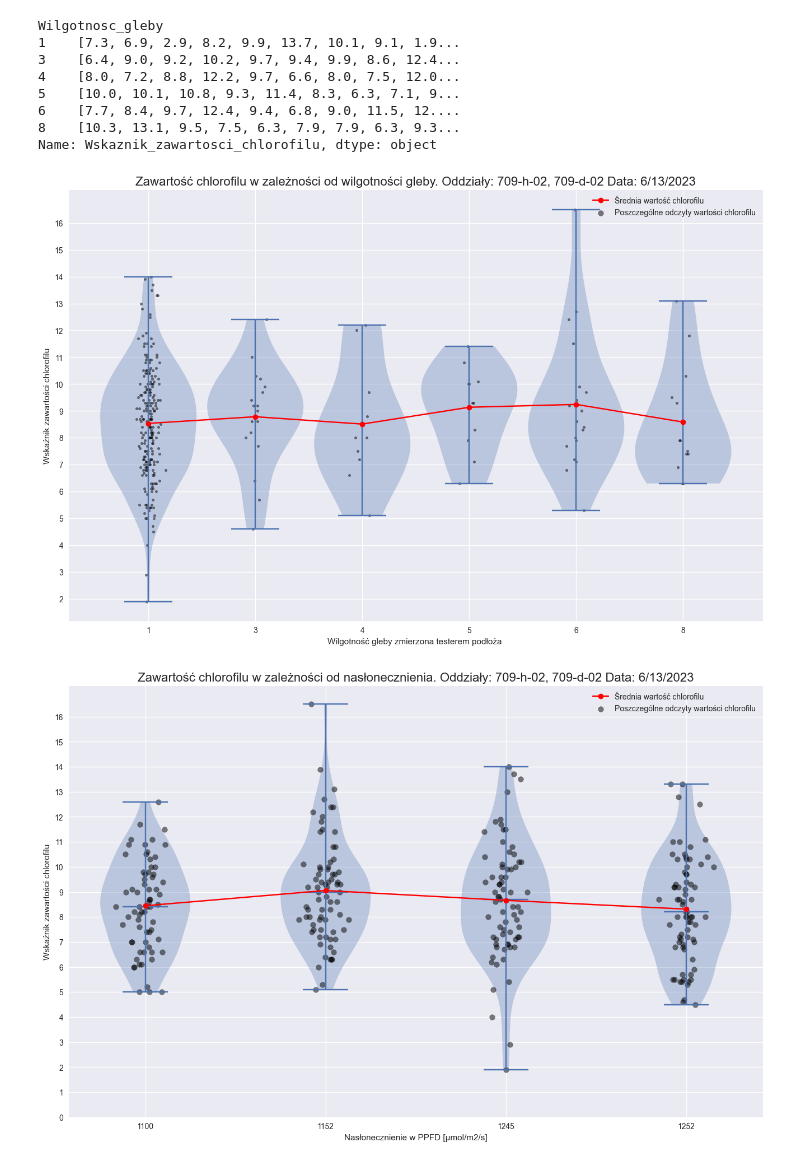
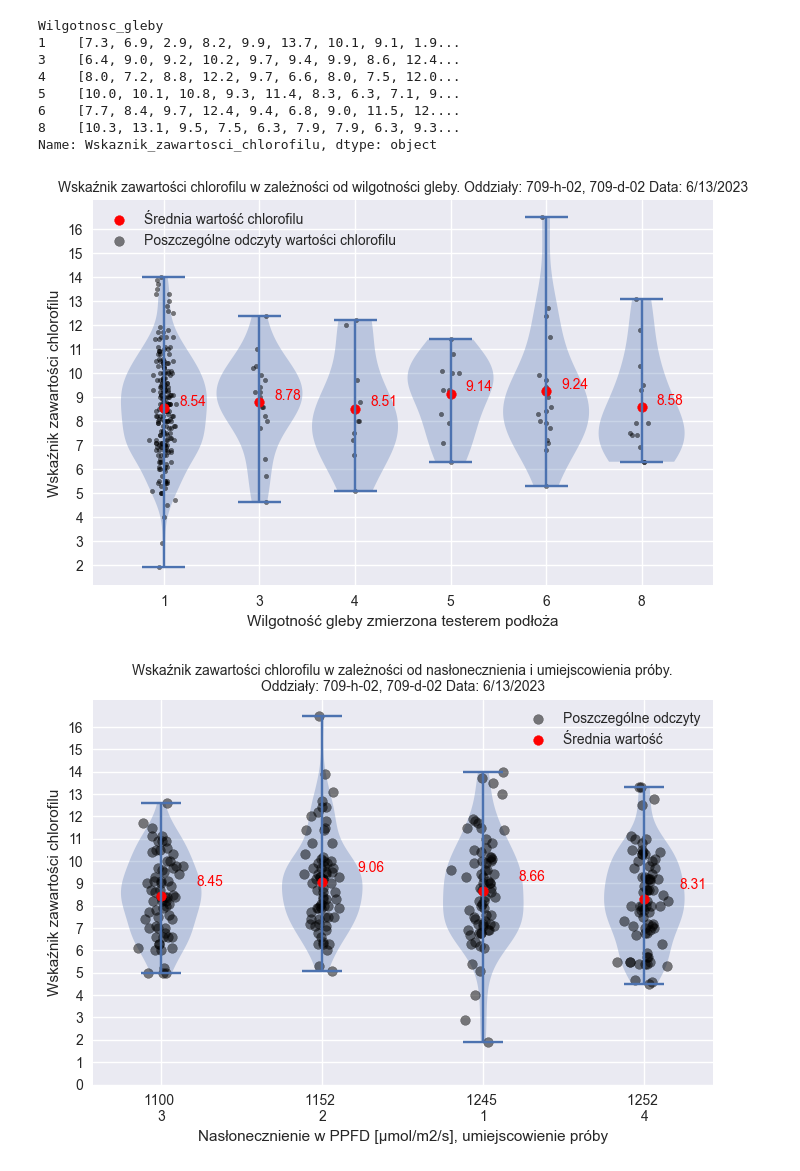
Before and after one commit to Szymon5922/badania-inz1-wykresy, a Jupyter notebook: wykresy-czerwiec.ipynb, the cells around one changed output. Cells and saved outputs as stored; diff of their text form; code cells hidden in the pictures.

Commit message:
visual update

```diff
--- a/wykresy-czerwiec.ipynb
+++ b/wykresy-czerwiec.ipynb
@@ -49,12 +58,16 @@ Wilgotnosc_gleby
 8    [10.3, 13.1, 9.5, 7.5, 6.3, 7.9, 7.9, 6.3, 9.3...
 Name: Wskaznik_zawartosci_chlorofilu, dtype: object
 # %%
+import numpy as np
+import matplotlib.pyplot as plt
+
+# Twoje dane
 data_for_violin = chlorofilPerWilgotnosc.values.tolist()
 labels = chlorofilPerWilgotnosc.index.tolist()
 
 plt.style.use('seaborn')
 
-plt.figure(figsize=(16, 10))
+plt.figure(figsize=(8, 5))
 violins = plt.violinplot(data_for_violin, positions=range(1, len(data_for_violin) + 1), widths=0.9)
 
 for i, points in enumerate(data_for_violin):
@@ -63,11 +76,15 @@ for i, points in enumerate(data_for_violin):
     plt.scatter(x, y, color='black', s=10, alpha=0.5)
 
 mean_values = [np.mean(values) for values in data_for_violin]
-plt.plot(range(1, len(mean_values) + 1), mean_values, marker='o', linestyle='-', color='red', label='Średnia wartość chlorofilu')
+plt.scatter(range(1, len(mean_values) + 1), mean_values, marker='o', color='red', label='Średnia wartość chlorofilu')
 
-plt.xlabel('Wilgotność gleby zmierzona testerem podłoża ')
+# Dodaj liczbę obok każdej kropki oznaczającej wartość średnią
+for i, mean_value in enumerate(mean_values):
+    plt.text(i + 1.3, mean_value, f'{mean_value:.2f}', ha='center', va='bottom', color='red')
+
+plt.xlabel('Wilgotność gleby zmierzona testerem podłoża')
 plt.ylabel('Wskaźnik zawartości chlorofilu')
-plt.title('Zawartość chlorofilu w zależności od wilgotności gleby. Oddziały: 709-h-02, 709-d-02 Data: 6/13/2023',fontsize=16)
+plt.title('Wskaźnik zawartości chlorofilu w zależności od wilgotności gleby. Oddziały: 709-h-02, 709-d-02 Data: 6/13/2023', fontsize=10)
 
 plt.xticks(range(1, len(labels) + 1), labels)
 plt.yticks([i for i in range(0, 17, 1)])
@@ -79,36 +96,47 @@ plt.legend()
 
 plt.show()
 # %% [output]
-[figure, old version]
+[figure, new version]
 # %%
+import numpy as np
+import matplotlib.pyplot as plt
+
 naslonecznienie_values = sorted(df_czerwiec['Naslonecznienie'].unique())
 data = [df_czerwiec[df_czerwiec['Naslonecznienie'] == naslonecznienie]['Wskaznik_zawartosci_chlorofilu'].values
         for naslonecznienie in naslonecznienie_values]
 
+# Etykiety dla osi x
+additional_labels = ["\n3", "\n2", "\n1", "\n4"]
+
 plt.style.use('seaborn')
-plt.figure(figsize=(16, 10))
-violins = plt.violinplot(data, showmedians=True)
+plt.figure(figsize=(8, 5))
 
+# Rysuj wykresy wiolinowe
+violins = plt.violinplot(data)
 
-mean_values = df_czerwiec.groupby('Naslonecznienie')['Wskaznik_zawartosci_chlorofilu'].mean()
-plt.plot(range(1, len(naslonecznienie_values) + 1), mean_values.values, marker='o', linestyle='-', color='red', label='Średnia wartość chlorofilu')
-
-
+# Rysuj kropki oznaczające poszczególne odczyty wartości chlorofilu
 for i, naslonecznienie in enumerate(naslonecznienie_values):
     values = df_czerwiec[df_czerwiec['Naslonecznienie'] == naslonecznienie]['Wskaznik_zawartosci_chlorofilu']
     x = np.full(len(values), i + 1) + np.random.normal(0, 0.05, len(values))
-    plt.scatter(x, values, color='black', alpha=0.5, label='Poszczególne odczyty wartości chlorofilu' if i == 1 else None)
+    plt.scatter(x, values, color='black', alpha=0.5, label='Poszczególne odczyty' if i == 1 else None)
 
+# Rysuj kropki ze średnią wartością chlorofilu
+mean_values = df_czerwiec.groupby('Naslonecznienie')['Wskaznik_zawartosci_chlorofilu'].mean()
+plt.scatter(range(1, len(naslonecznienie_values) + 1), mean_values.values, marker='o', color='red', label='Średnia wartość')
 
-plt.xticks(range(1, len(naslonecznienie_values) + 1), naslonecznienie_values)
+# Dodaj adnotacje obok kropek oznaczających średnią wartość
+for i, mean_value in enumerate(mean_values):
+    plt.annotate(f'{mean_value:.2f}', (i + 1.3, mean_value), textcoords="offset points", xytext=(0, 5), ha='center', va='bottom', color='red')
+
+# Dodaj dodatkowe etykiety do osi x
+plt.xticks(range(1, len(naslonecznienie_values) + 1), [f"{value} {label}" for value, label in zip(naslonecznienie_values, additional_labels)])
 plt.yticks([i for i in range(0, 17, 1)])
-
-plt.xlabel('Nasłonecznienie w PPFD [µmol/m2/s]')
+plt.xlabel('Nasłonecznienie w PPFD [µmol/m2/s], umiejscowienie próby')
 plt.ylabel('Wskaźnik zawartości chlorofilu')
-plt.title('Zawartość chlorofilu w zależności od nasłonecznienia. Oddziały: 709-h-02, 709-d-02 Data: 6/13/2023',fontsize=16)
+plt.title('Wskaźnik zawartości chlorofilu w zależności od nasłonecznienia i umiejscowienia próby.\nOddziały: 709-h-02, 709-d-02 Data: 6/13/2023', fontsize=10)
 
 plt.legend()
 plt.grid(True)
 plt.show()
 # %% [output]
-[figure, old version]
+[figure, new version]
```
Also changed, not shown: parts of 1 cell of this notebook, 12 other files.
